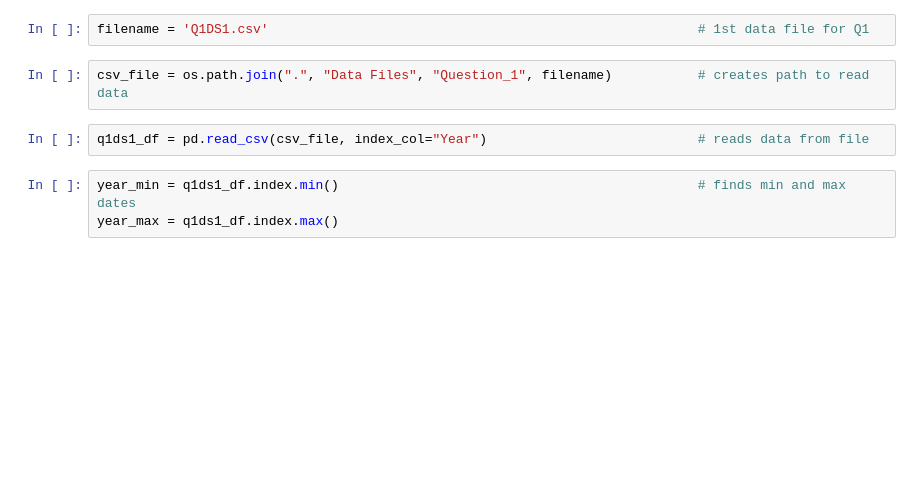
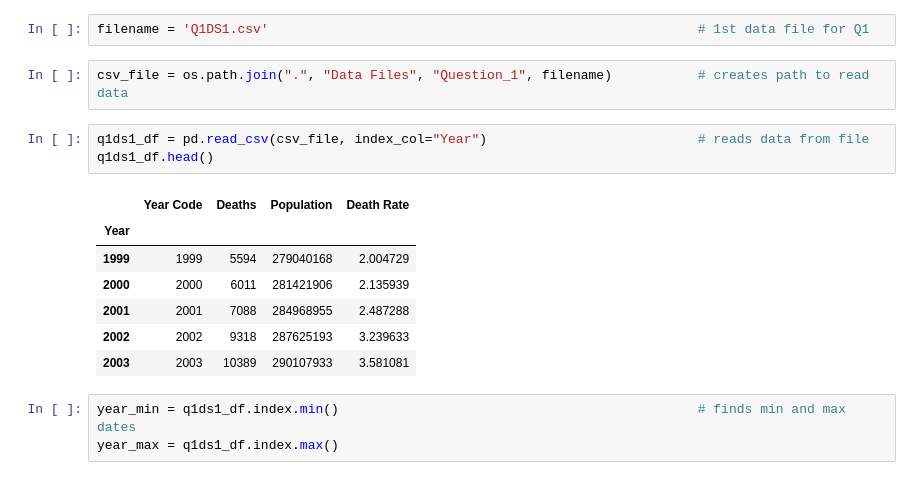
Before and after one commit to christa-fields/GWU_Databootcamp_Project_1, a Jupyter notebook: main.ipynb, the cells around one changed output. Saved outputs shown, nothing was run; the diff lists cells and outputs as text; blank space fills up the shorter version.

```diff
--- a/main.ipynb
+++ b/main.ipynb
@@ -39,6 +43,15 @@ filename = 'Q1DS1.csv'                                                       # 1
 csv_file = os.path.join(".", "Data Files", "Question_1", filename)           # creates path to read data
 # %%
 q1ds1_df = pd.read_csv(csv_file, index_col="Year")                           # reads data from file
+q1ds1_df.head()
+# %% [output]
+|  | Year Code | Deaths | Population | Death Rate |
+| Year |  |  |  |  |
+| 1999 | 1999 | 5594 | 279040168 | 2.004729 |
+| 2000 | 2000 | 6011 | 281421906 | 2.135939 |
+| 2001 | 2001 | 7088 | 284968955 | 2.487288 |
+| 2002 | 2002 | 9318 | 287625193 | 3.239633 |
+| 2003 | 2003 | 10389 | 290107933 | 3.581081 |
 # %%
 year_min = q1ds1_df.index.min()                                              # finds min and max dates
 year_max = q1ds1_df.index.max()
```
Also changed, not shown: parts of 2 cells of this notebook, 3 other files.
